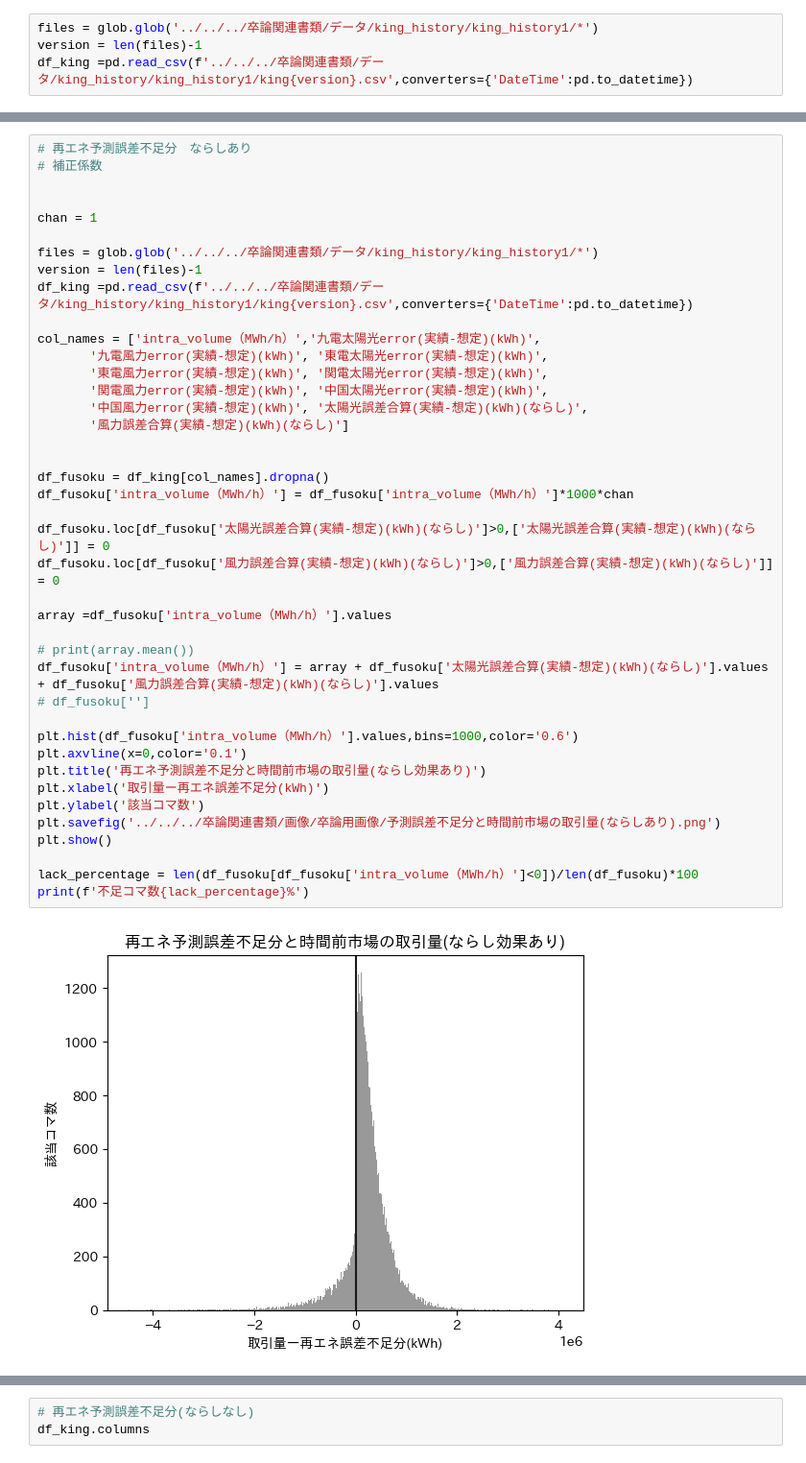
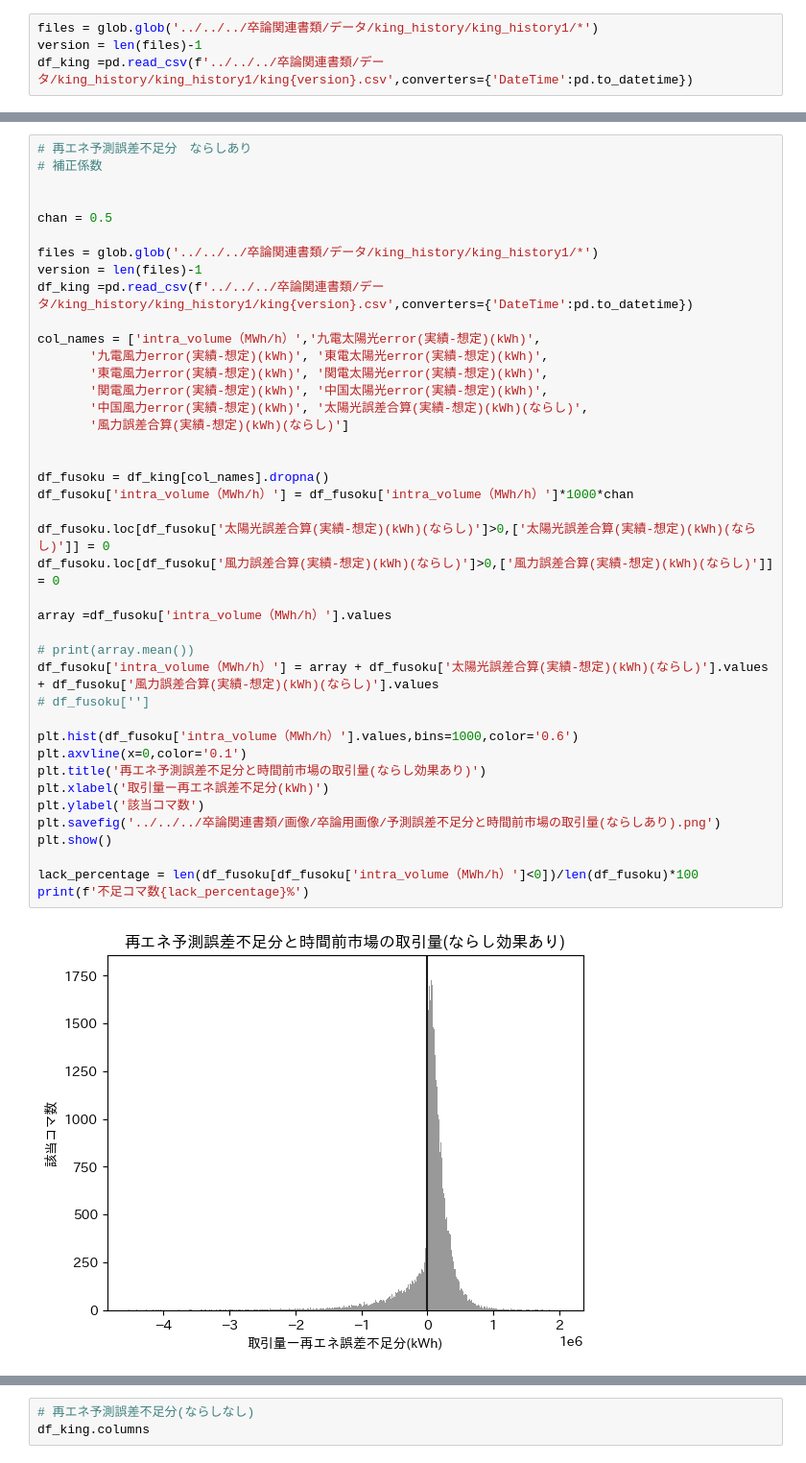
Before and after one commit to psukee/project_for_sotsuron, a Jupyter notebook: 再エネ誤差/不足再エネ誤差.ipynb, the cells around one changed output, grey strips where cells are left out. Shown at 96% size. Drawn from its saved outputs; the diff is of its cells as text.

```diff
--- a/再エネ誤差/不足再エネ誤差.ipynb
+++ b/再エネ誤差/不足再エネ誤差.ipynb
@@ -135,7 +135,7 @@ print(f'不足コマ数{lack_percentage}%')
 # 補正係数
 
 
-chan = 1
+chan = 0.5
 
 files = glob.glob('../../../卒論関連書類/データ/king_history/king_history1/*')
 version = len(files)-1
@@ -145,31 +145,31 @@ col_names = ['intra_volume（MWh/h）','九電太陽光error(実績-想定)(kWh)
        '九電風力error(実績-想定)(kWh)', '東電太陽光error(実績-想定)(kWh)',
        '東電風力error(実績-想定)(kWh)', '関電太陽光error(実績-想定)(kWh)',
        '関電風力error(実績-想定)(kWh)', '中国太陽光error(実績-想定)(kWh)',
        '中国風力error(実績-想定)(kWh)', '太陽光誤差合算(実績-想定)(kWh)(ならし)',
        '風力誤差合算(実績-想定)(kWh)(ならし)']
 
 
 df_fusoku = df_king[col_names].dropna()
 df_fusoku['intra_volume（MWh/h）'] = df_fusoku['intra_volume（MWh/h）']*1000*chan
 
 df_fusoku.loc[df_fusoku['太陽光誤差合算(実績-想定)(kWh)(ならし)']>0,['太陽光誤差合算(実績-想定)(kWh)(ならし)']] = 0
 df_fusoku.loc[df_fusoku['風力誤差合算(実績-想定)(kWh)(ならし)']>0,['風力誤差合算(実績-想定)(kWh)(ならし)']] = 0
 
 array =df_fusoku['intra_volume（MWh/h）'].values
 
 # print(array.mean())
 df_fusoku['intra_volume（MWh/h）'] = array + df_fusoku['太陽光誤差合算(実績-想定)(kWh)(ならし)'].values + df_fusoku['風力誤差合算(実績-想定)(kWh)(ならし)'].values
 # df_fusoku['']
 
 plt.hist(df_fusoku['intra_volume（MWh/h）'].values,bins=1000,color='0.6')
 plt.axvline(x=0,color='0.1')
 plt.title('再エネ予測誤差不足分と時間前市場の取引量(ならし効果あり)')
 plt.xlabel('取引量ー再エネ誤差不足分(kWh)')
 plt.ylabel('該当コマ数')
 plt.savefig('../../../卒論関連書類/画像/卒論用画像/予測誤差不足分と時間前市場の取引量(ならしあり).png')
 plt.show()
 
 lack_percentage = len(df_fusoku[df_fusoku['intra_volume（MWh/h）']<0])/len(df_fusoku)*100
 print(f'不足コマ数{lack_percentage}%')
 # %% [output]
-[figure, old version]
+[figure, new version]
```
Also changed, not shown: parts of 4 cells of this notebook, 5 other files.
